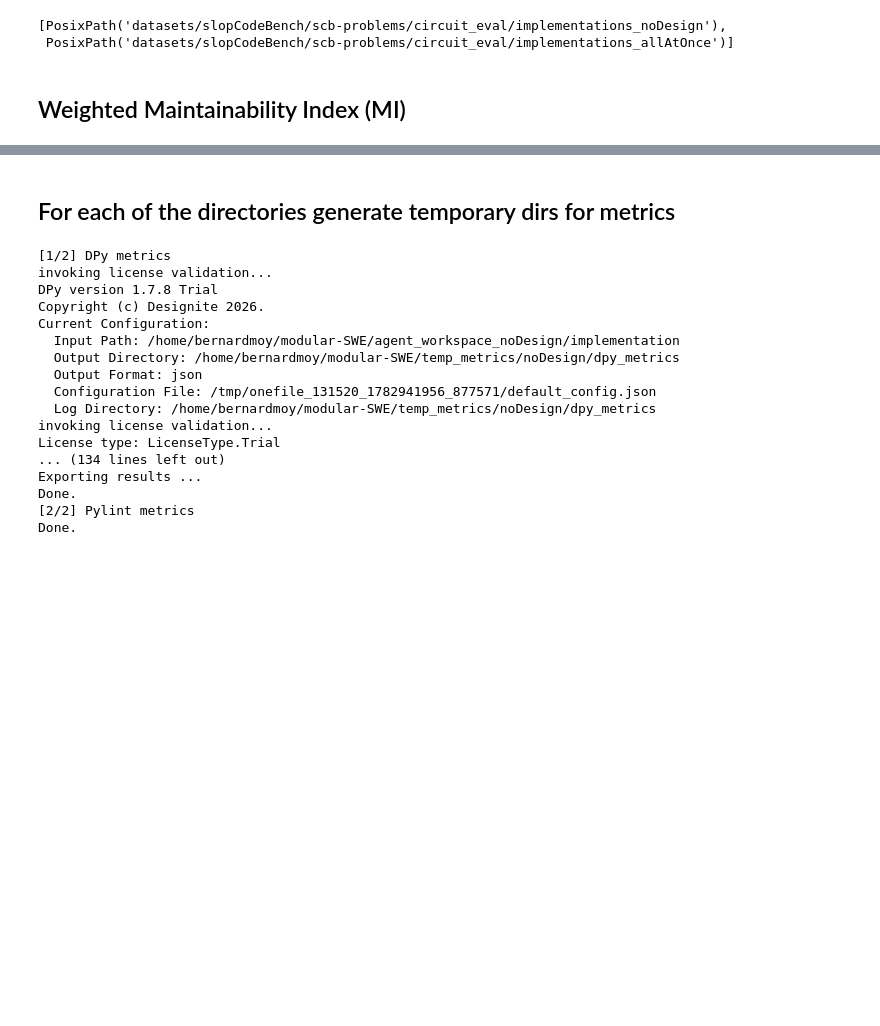
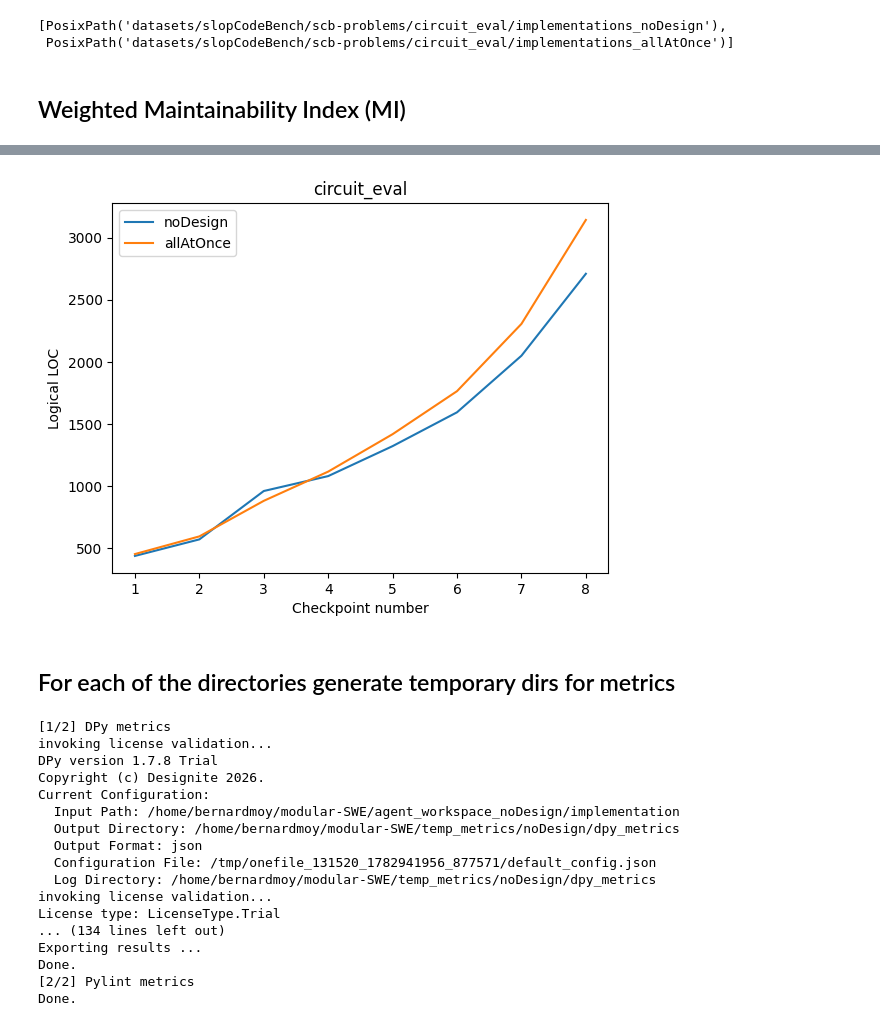
Before and after one commit to BernardMoy/Modular-SWE, a Jupyter notebook: evaluation.ipynb, the cells around one changed output, grey strips where cells are left out. Cells and saved outputs as stored; diff of their text form; code cells hidden in the pictures; blank space fills up the shorter version.

```diff
--- a/evaluation.ipynb
+++ b/evaluation.ipynb
@@ -89,3 +66,18 @@ plt.show()
+# %%
+from matplotlib import pyplot as plt
+
+for i, entry in enumerate(data):
+    x = range(1, len(entry)+1)  # make the x axis 1 indexed
+    y = [z["lloc"] for z in entry]
+    plt.plot(x, y, label=MODES[i]) # the label is the workflow mode of the same index
+plt.xlabel("Checkpoint number")
+plt.ylabel("Logical LOC")
+plt.title(PROBLEM)
+
+plt.legend()
+plt.show()
+# %% [output]
+[figure, added]
 # %% [markdown]
 ## For each of the directories generate temporary dirs for metrics
 # %%
```
Also changed, not shown: parts of 2 cells of this notebook, 2 other files.
